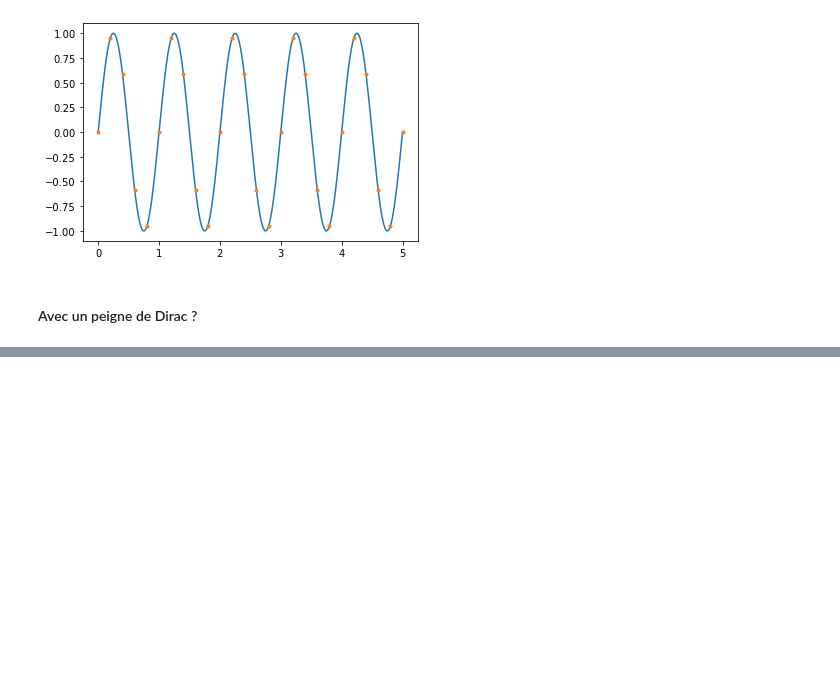
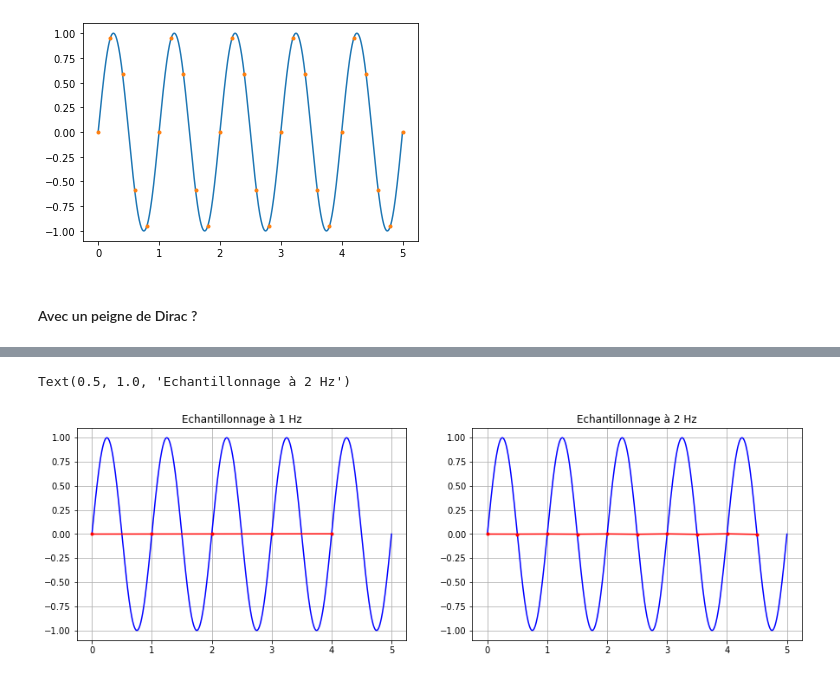
Before and after one commit to xpessoles/PSI_Cy_03_ConceptionCommande, a Jupyter notebook: Chapitre_02_CorrecteursNumeriques/01_Cy_03_02_Jupyter/FiltrageNumerique.ipynb, the cells around one changed output, grey strips where cells are left out. Cells and saved outputs as stored; diff of their text form; code cells hidden in the pictures; blank space fills up the shorter version.

```diff
--- a/Chapitre_02_CorrecteursNumeriques/01_Cy_03_02_Jupyter/FiltrageNumerique.ipynb
+++ b/Chapitre_02_CorrecteursNumeriques/01_Cy_03_02_Jupyter/FiltrageNumerique.ipynb
@@ -176,0 +177,30 @@ plt.plot(les_teqb20,les_seqb20)
+# %%
+les_t = np.linspace(0,5,10000)
+les_e = make_signal(les_t)
+
+fig, (ax1,ax2) = plt.subplots(1, 2,figsize=(15,4.5))
+
+# A 1 Hz
+les_te1,les_se1 = echantillonnage(les_t,les_e,1)
+# A 2 Hz
+les_te2,les_se2 = echantillonnage(les_t,les_e,2)
+
+
+# Grilles
+ax1.grid()
+ax2.grid()
+
+# Entrée
+ax1.plot(les_t,les_e,"b")
+ax2.plot(les_t,les_e,"b")
+
+# Sorties filtrées
+ax1.plot(les_te1,les_se1,"r.-")
+ax2.plot(les_te2,les_se2,"r.-")
+
+# Titres des graphiques
+ax1.set_title("Echantillonnage à 1 Hz")
+ax2.set_title("Echantillonnage à 2 Hz")
+# %% [output]
+Text(0.5, 1.0, 'Echantillonnage à 2 Hz')
+[figure, added]
```
Also changed, not shown: parts of 13 cells of this notebook, 3 other files.
